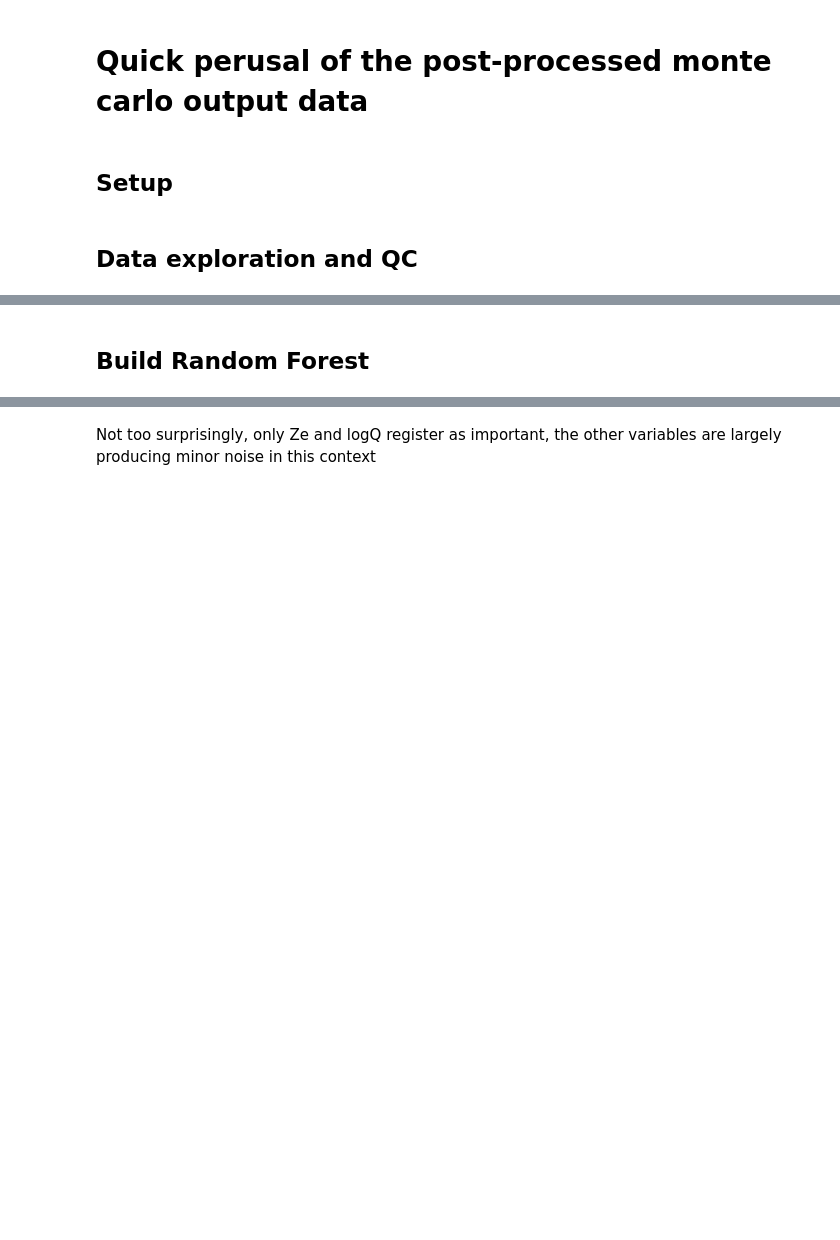
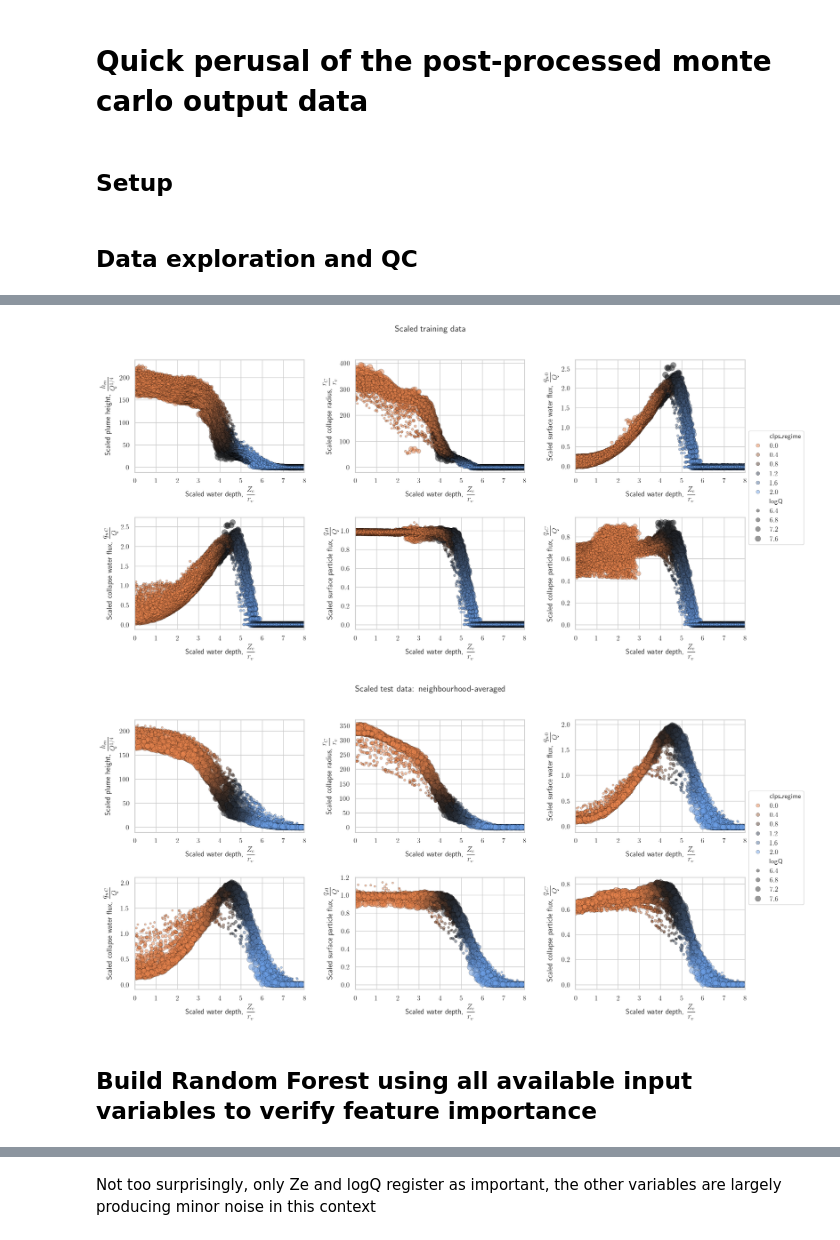
Before and after one commit to colinrr/hydroplume_emulator, a Jupyter notebook: train_random_forest.ipynb, the cells around one changed output, grey strips where cells are left out. Cells and saved outputs as stored; diff of their text form; code cells hidden in the pictures; blank space fills up the shorter version.

Commit message:
Closing in on final random forest emulator, at least in sandbox form. Bug fix with Ze scaling ranges and grid search optimization still needed

```diff
--- a/train_random_forest.ipynb
+++ b/train_random_forest.ipynb
@@ -122,0 +114,16 @@ plt.show()
+# %%
+# ----- Some data prep and labeling -------
+
+# Fill nans in the test set
+mc_df_test['hm'] = mc_df_test['hm'].fillna(0.)
+
+# Will use the log for training and testing
+mc_df['logQ'] =  np.log10(mc_df['Q'])
+mc_df_test['logQ'] = np.log10(mc_df_test['Q'])
+
+# Build some labels for later use
+input_vars = ['Ze','logQ'] #,'n_total','a_over_Rv','T'] # monte_carlo_rand_vars['Variable']
+scaled_input_vars = ['Ze_over_Rv','logQ']
+
+output_vars = ['hm','rC','qw0','qwC','qs0','qsC']
+scaled_output_vars = ['hm_over_Q14','rC_over_Rv','qw0_over_Q','qwC_over_Q','qs0_over_Q','qsC_over_Q']
@@ -123,5 +188,33 @@ plt.show()
+# %%
+# Plot the scaled data set to better highlight physical relationships with water depth, Ze
+%matplotlib inline
+plt.rcParams['text.usetex'] = True
+
+
+
+# ---- Make a few descriptive plots of the training dataset ----
+rft.single_var_panels_scatter(mc_df_scaled.sort_values('logQ',ascending=False),
+                           x_var = 'Ze_over_Rv',
+                           y_vars = scaled_output_vars,
+                           hue_var = 'clps_regime',
+                           size_var = 'logQ',
+                           title = 'Scaled training data',
+                          )
+
+rft.single_var_panels_scatter(pd.concat(
+    [averaged_scaled_test_data,mc_df_test_scaled[scaled_input_vars+['clps_regime']]],axis=1),
+                              # .sort_values('logQ',ascending=False),
+                           x_var = 'Ze_over_Rv',
+                           y_vars = scaled_output_vars,
+                           hue_var = 'clps_regime',
+                           size_var = 'logQ',
+                           title = 'Scaled test data: neighbourhood-averaged',
+                          )
+# %% [output]
+[figure, added]
+[figure, added]
 # %% [markdown]
-## Build Random Forest
+## Build Random Forest using all available input variables to verify feature importance
 # %%
 # ---- Create feature inputs for random forest ----
 # We will train on the UNscaled data set, since we want to random forest to learn the relationships
```
Also changed, not shown: parts of 24 cells of this notebook, 8 other files.
